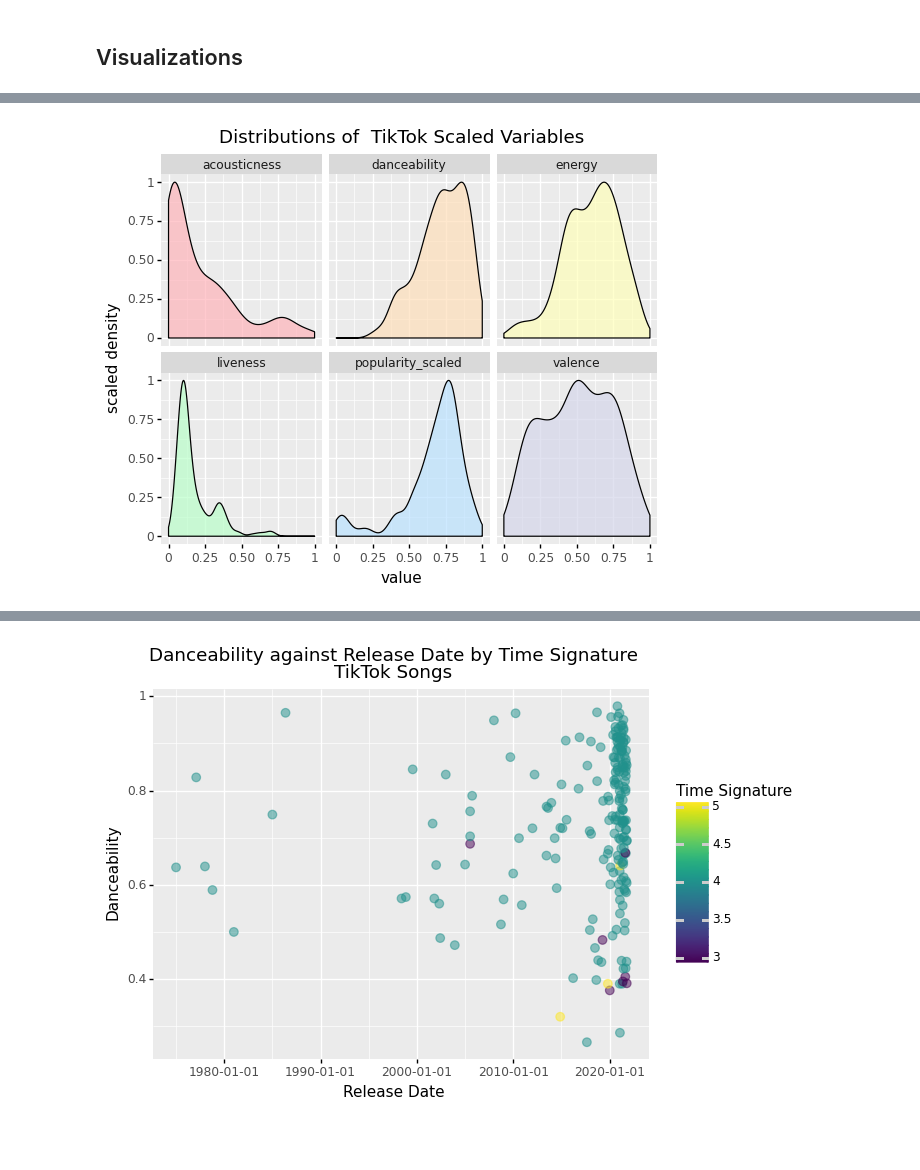
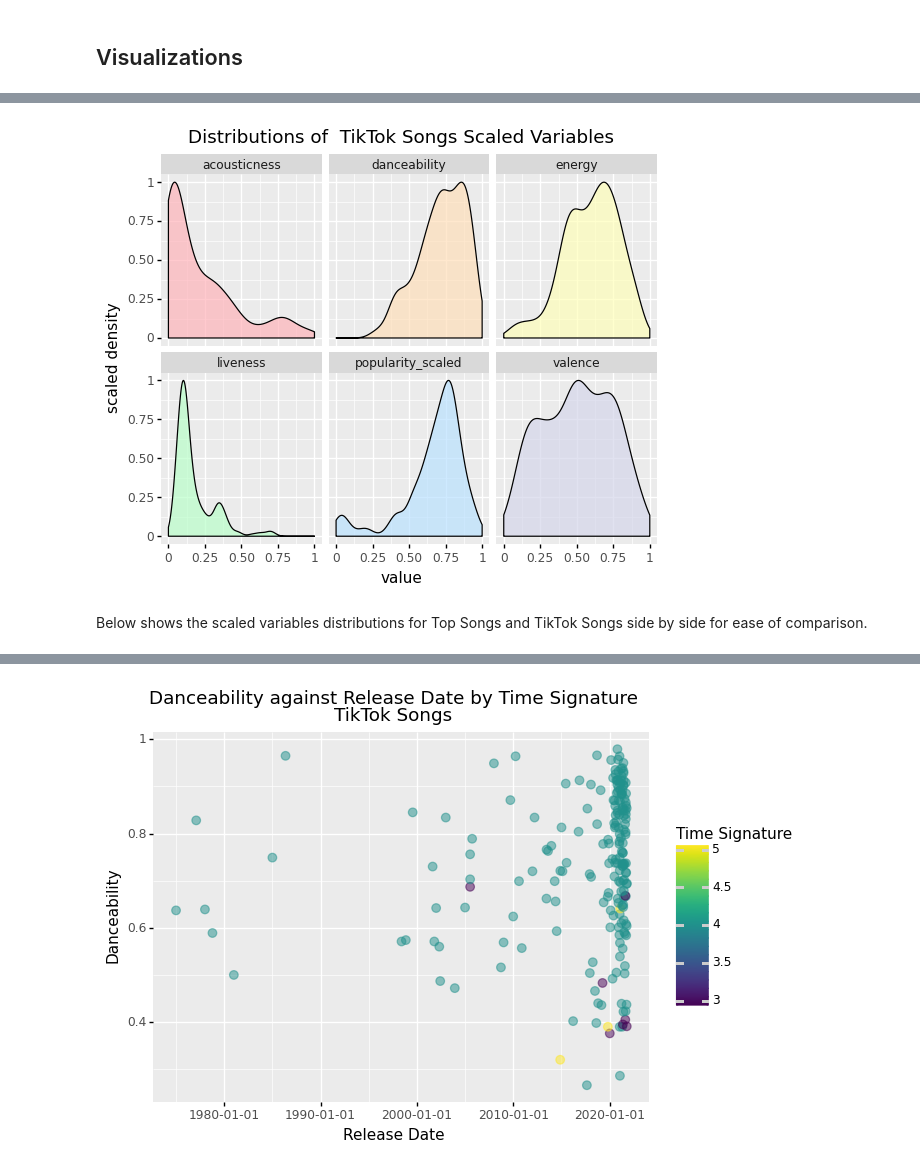
Before and after one commit to s-helal/tiktokify, a Jupyter notebook: Tiktokify_Report.ipynb, the cells around one changed output, grey strips where cells are left out. Drawn from its saved outputs; the diff is of its cells as text; code cells hidden in the pictures; blank space fills up the shorter version.

Commit message:
explain loading data, correct plot, and scaled var

```diff
--- a/Tiktokify_Report.ipynb
+++ b/Tiktokify_Report.ipynb
@@ -167,13 +268,21 @@ _ = sns.heatmap(tiktok_data.drop("popularity_scaled",axis=1).corr(), vmin = -1,
 # %%
-# Plot 2: Distributions of Scaled Variables TikTok Songs
-gg = p9.ggplot(facetdf01, p9.aes(x='value', y = after_stat("scaled"), fill = 'factor(variable)'))
+# Plot 4: Distributions of Scaled Variables Top Songs
+
+#Scaling popularity
+tiktok_data["popularity_scaled"] = tiktok_data["popularity"]/100
+
+facetdf_TikTok = pd.melt(tiktok_data, id_vars=['id'], value_vars=quant01)
+
+gg = p9.ggplot(facetdf_TikTok, p9.aes(x='value', y = after_stat("scaled"), fill = 'factor(variable)'))
 gg += p9.geom_density(alpha = 0.7, show_legend=False)
 gg += p9.facet_wrap('~variable')
 gg += p9.scale_fill_manual(values = colors)
-gg += p9.ggtitle("Distributions of  TikTok Scaled Variables")
+gg += p9.ggtitle("Distributions of  TikTok Songs Scaled Variables")
 gg += p9.labels.ylab("scaled density")
 gg.draw();
 # %% [output]
-[figure, old version]
+[figure, new version]
+# %% [markdown]
+Below shows the scaled variables distributions for Top Songs and TikTok Songs side by side for ease of comparison.
 # %% [markdown]
 ![side_by_side.png](attachment:side_by_side.png)
```
Also changed, not shown: parts of 29 cells of this notebook.
